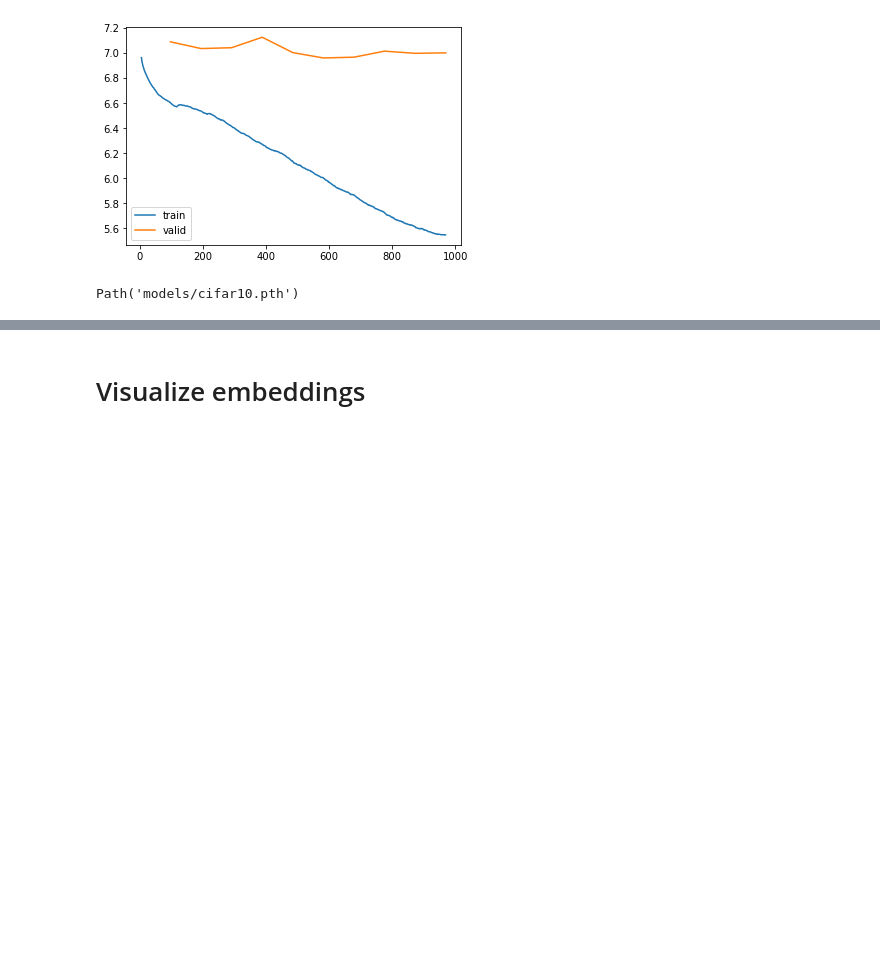
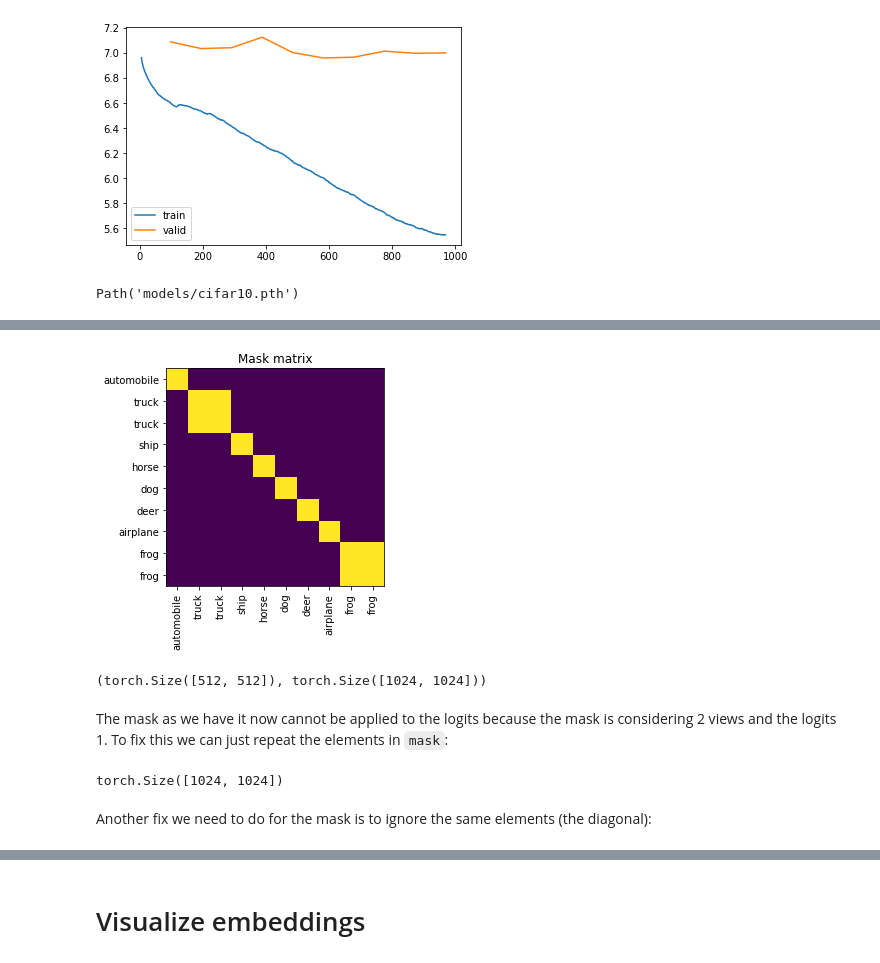
Before and after one commit to renato145/ContrastiveLoss, a Jupyter notebook: cifar10.ipynb, the cells around one changed output, grey strips where cells are left out. Saved outputs shown, nothing was run; the diff lists cells and outputs as text; code cells hidden in the pictures; blank space fills up the shorter version.

```diff
--- a/cifar10.ipynb
+++ b/cifar10.ipynb
@@ -199,0 +202,3 @@ with double_augment.disabled(): learn.show_results(max_n=18)
+# %%
+xb,yb = dls.one_batch()
+with torch.no_grad(): yb_ = m.cuda()(xb)
@@ -199,0 +221,3 @@ with double_augment.disabled(): learn.show_results(max_n=18)
+# %%
+embs1,embs2,lbls = yb_[::2],yb_[1::2],yb[::2].view(-1,1)
+embs1.shape,embs2.shape,lbls.shape
@@ -199,0 +319,24 @@ with double_augment.disabled(): learn.show_results(max_n=18)
+# %%
+def see_mask():
+    fig,ax = plt.subplots(figsize=(4,4))
+    ax.imshow(mask[:n,:n].cpu())
+    ax.set_title('Mask matrix')
+    ax.set_xticks(range_of(eg_lbls)); ax.set_yticks(range_of(eg_lbls))
+    ax.set_xticklabels(eg_lbls, rotation=90); ax.set_yticklabels(eg_lbls)
+
+see_mask()
+# %% [output]
+[figure, added]
+# %%
+mask.shape, logits.shape
+# %% [output]
+(torch.Size([512, 512]), torch.Size([1024, 1024]))
+# %% [markdown]
+The mask as we have it now cannot be applied to the logits because the mask is considering 2 views and the logits 1. To fix this we can just repeat the elements in `mask`:
+# %%
+mask = mask.repeat(anchor_n, 2)
+mask.shape
+# %% [output]
+torch.Size([1024, 1024])
+# %% [markdown]
+Another fix we need to do for the mask is to ignore the same elements (the diagonal):
```
Also changed, not shown: parts of 81 cells of this notebook, 4 other files.
